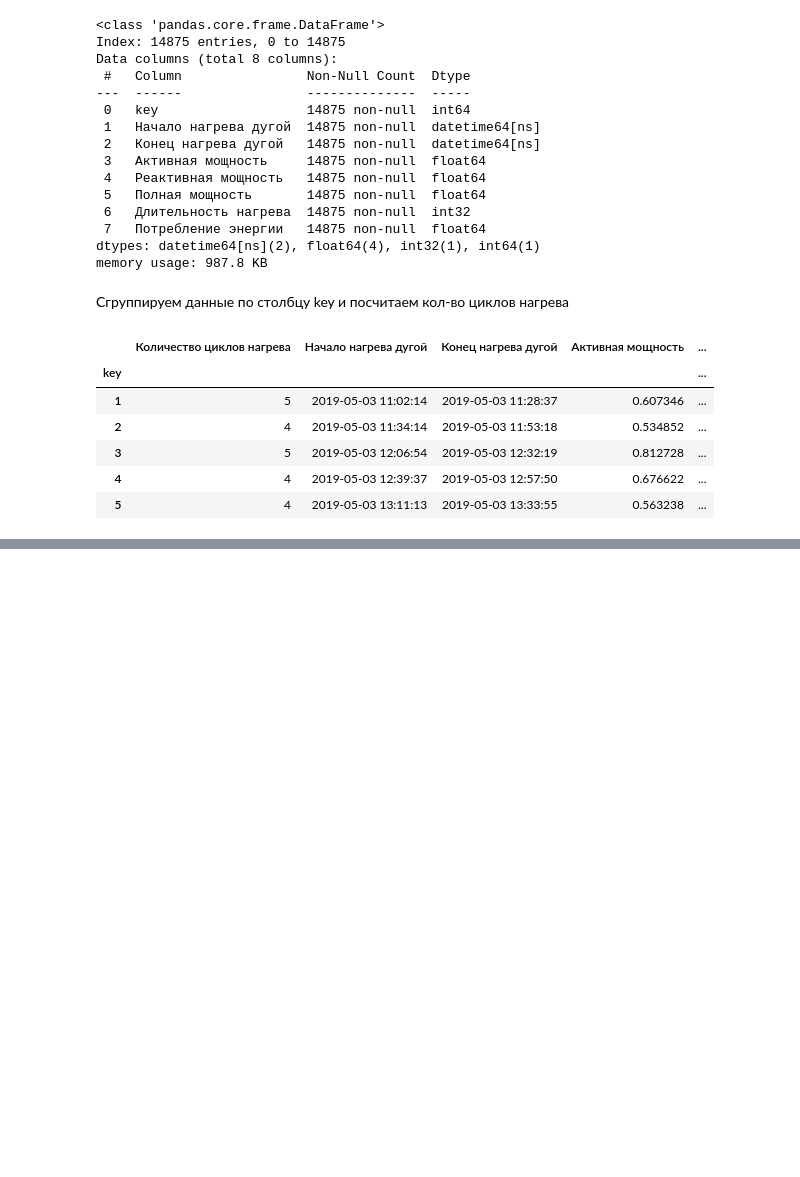
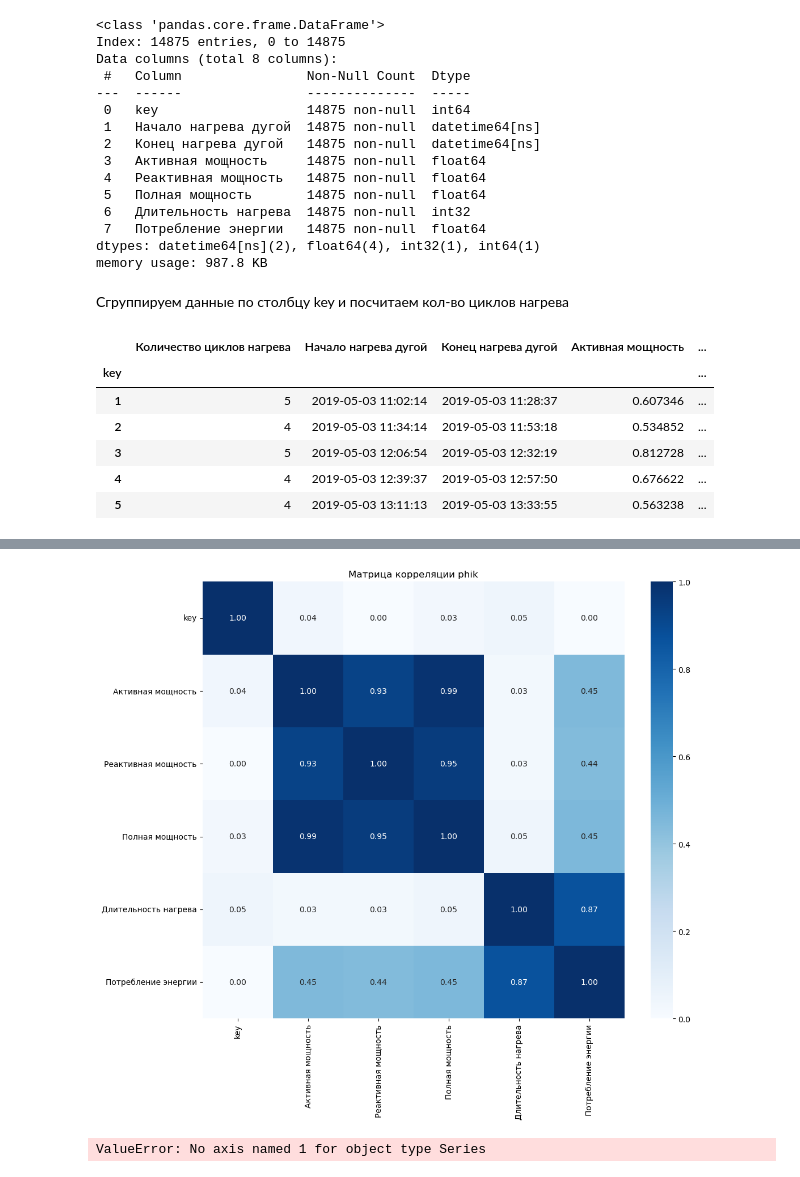
Before and after one commit to butuzovzeleboba/Industry, a Jupyter notebook: Industry.ipynb, the cells around one changed output, grey strips where cells are left out. Saved outputs shown, nothing was run; the diff lists cells and outputs as text; code cells hidden in the pictures; blank space fills up the shorter version.

```diff
--- a/Industry.ipynb
+++ b/Industry.ipynb
@@ -739,0 +766,12 @@ grouped_data.head()
+# %%
+plot_correlation_matrix_phik(data_arc_new, numerical_data(data_arc_new))
+# %% [output]
+[figure, added]
+# %%
+data_bulk_new = data_bulk_new.fillna(0)
+data_bulk_new = data_bulk_new.drop(columns=['key'])
+data_bulk_new['Bulk sum'] = data_bulk_new.sum(axis=1)
+data_bulk_new = data_bulk_new.astype(int)
+data_bulk_new
+# %% [output]
+ValueError: No axis named 1 for object type Series
```
Also changed, not shown: parts of 4 cells of this notebook.
